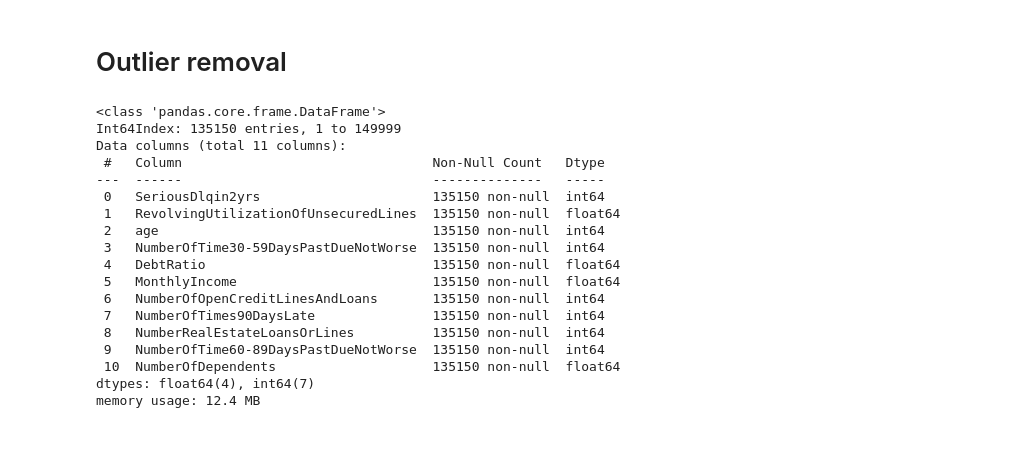
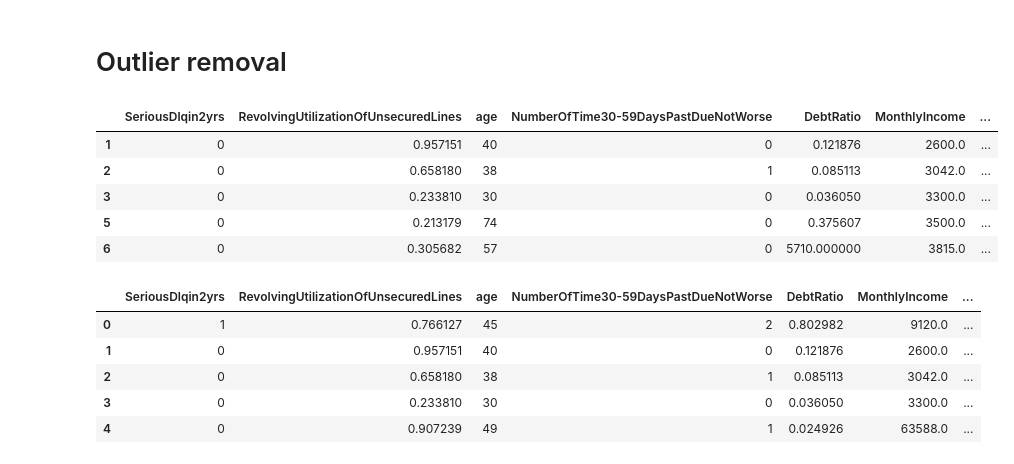
Before and after one commit to HenryLiang-123/binance_assessment, a Jupyter notebook: give_me_credit.ipynb, the cells around one changed output. Cells and saved outputs as stored; diff of their text form; code cells hidden in the pictures.

```diff
--- a/give_me_credit.ipynb
+++ b/give_me_credit.ipynb
@@ -107,23 +108,20 @@ drop_idx = np.unique(np.append(upper_arr, lower_arr))
 
 train_no_outlier = train_df_imputed.drop(index = drop_idx)
 # %%
-train_no_outlier.info()
+train_no_outlier.head()
 # %% [output]
-<class 'pandas.core.frame.DataFrame'>
-Int64Index: 135150 entries, 1 to 149999
-Data columns (total 11 columns):
- #   Column                                Non-Null Count   Dtype
----  ------                                --------------   -----
- 0   SeriousDlqin2yrs                      135150 non-null  int64
- 1   RevolvingUtilizationOfUnsecuredLines  135150 non-null  float64
- 2   age                                   135150 non-null  int64
- 3   NumberOfTime30-59DaysPastDueNotWorse  135150 non-null  int64
- 4   DebtRatio                             135150 non-null  float64
- 5   MonthlyIncome                         135150 non-null  float64
- 6   NumberOfOpenCreditLinesAndLoans       135150 non-null  int64
- 7   NumberOfTimes90DaysLate               135150 non-null  int64
- 8   NumberRealEstateLoansOrLines          135150 non-null  int64
- 9   NumberOfTime60-89DaysPastDueNotWorse  135150 non-null  int64
- 10  NumberOfDependents                    135150 non-null  float64
-dtypes: float64(4), int64(7)
-memory usage: 12.4 MB
+|  | SeriousDlqin2yrs | RevolvingUtilizationOfUnsecuredLines | age | NumberOfTime30-59DaysPastDueNotWorse | DebtRatio | MonthlyIncome | ... |
+| 1 | 0 | 0.957151 | 40 | 0 | 0.121876 | 2600.0 | ... |
+| 2 | 0 | 0.658180 | 38 | 1 | 0.085113 | 3042.0 | ... |
+| 3 | 0 | 0.233810 | 30 | 0 | 0.036050 | 3300.0 | ... |
+| 5 | 0 | 0.213179 | 74 | 0 | 0.375607 | 3500.0 | ... |
+| 6 | 0 | 0.305682 | 57 | 0 | 5710.000000 | 3815.0 | ... |
+# %%
+train_df_imputed.head()
+# %% [output]
+|  | SeriousDlqin2yrs | RevolvingUtilizationOfUnsecuredLines | age | NumberOfTime30-59DaysPastDueNotWorse | DebtRatio | MonthlyIncome | ... |
+| 0 | 1 | 0.766127 | 45 | 2 | 0.802982 | 9120.0 | ... |
+| 1 | 0 | 0.957151 | 40 | 0 | 0.121876 | 2600.0 | ... |
+| 2 | 0 | 0.658180 | 38 | 1 | 0.085113 | 3042.0 | ... |
+| 3 | 0 | 0.233810 | 30 | 0 | 0.036050 | 3300.0 | ... |
+| 4 | 0 | 0.907239 | 49 | 1 | 0.024926 | 63588.0 | ... |
```
Also changed, not shown: parts of 33 cells of this notebook.
